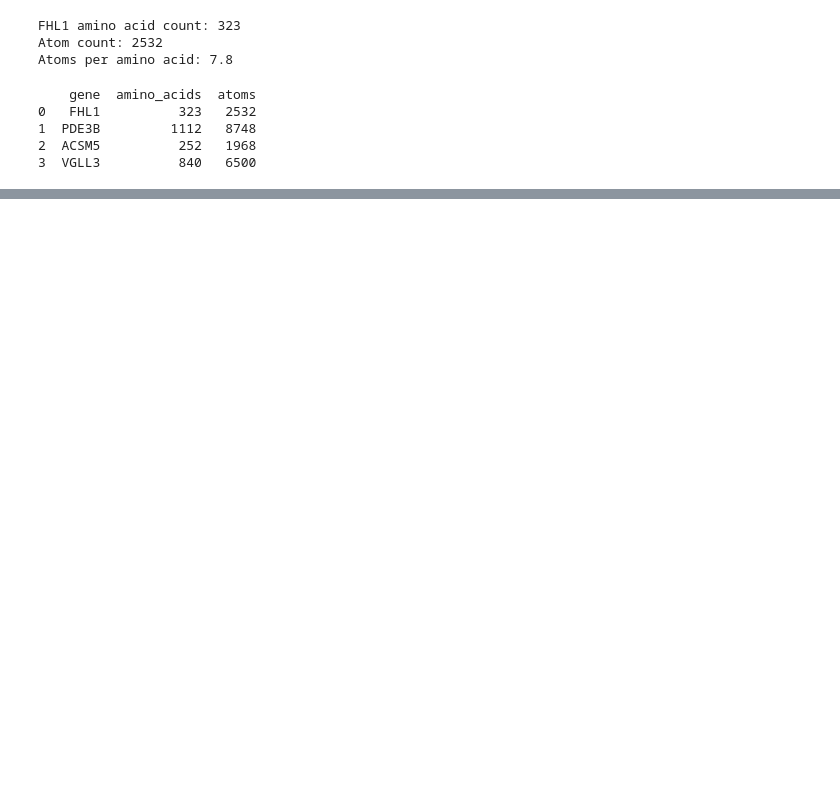
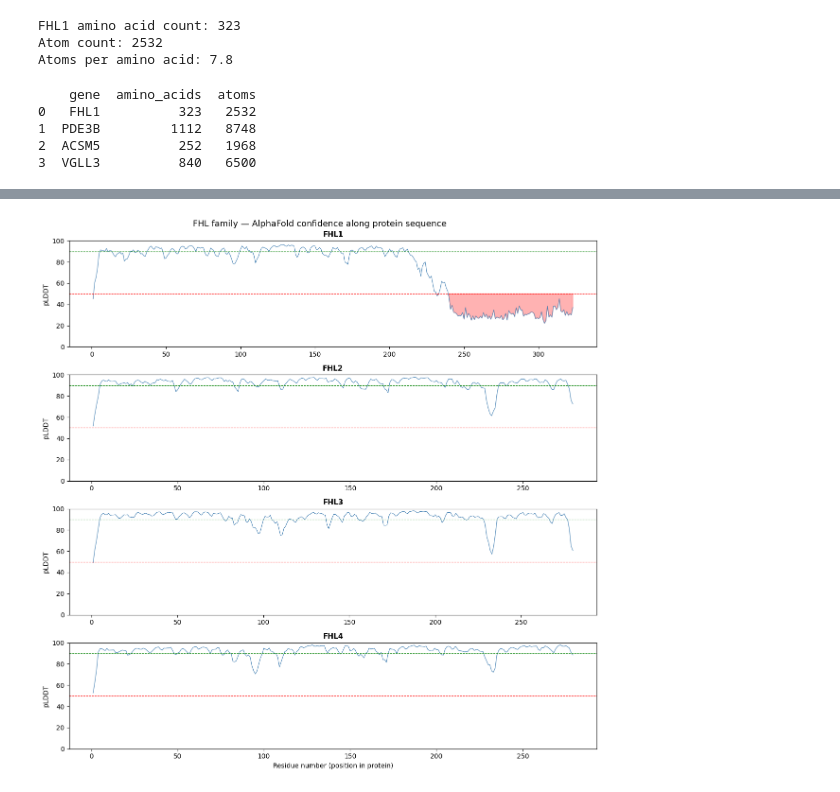
Before and after one commit to kenny1autech1-cpu/protein-structure-cancer-analysis, a Jupyter notebook: notebooks/01_protein_identification.ipynb, the cells around one changed output, grey strips where cells are left out. Saved outputs shown, nothing was run; the diff lists cells and outputs as text; code cells hidden in the pictures; blank space fills up the shorter version.

```diff
--- a/notebooks/01_protein_identification.ipynb
+++ b/notebooks/01_protein_identification.ipynb
@@ -268,0 +465,71 @@ print(df)
+# %%
+#GOAL: plot pLDDT confidence for all 4 FHL proteins side by side
+#WHY? So we can directly compare where each protein is structured vs disordered
+#and see visually why FHL1 is the outlier
+
+import matplotlib.pyplot as plt
+
+#map gene names to filenames (AlphaFold uses UniProt IDs)
+filename_map = {
+    "FHL1": "FHL1",
+    "FHL2": "Q14192",
+    "FHL3": "Q13643",
+    "FHL4": "Q8CDC8",
+}
+
+#4 plots stacked vertically, one per protein
+fig, axes = plt.subplots(4, 1, figsize=(12, 12), sharex=False)
+
+for ax, (gene, filename) in zip(axes, filename_map.items()):
+
+    #extract CA atom pLDDT scores for this protein
+    residue_scores = {}
+    with open(f"../data/{filename}.pdb", "r") as file:
+        for line in file:
+            if line.startswith("ATOM"):
+                parts = line.split()
+                if parts[2] == "CA":
+                    residue_num = int(parts[5])
+                    plddt = float(parts[10])
+                    residue_scores[residue_num] = plddt
+
+    residues = sorted(residue_scores.keys())
+    scores = [residue_scores[r] for r in residues]
+
+    #plot the confidence line
+    ax.plot(residues, scores, linewidth=0.8, color="steelblue")
+
+    #reference lines
+    ax.axhline(y=90, color="green", linestyle="--", linewidth=0.8)
+    ax.axhline(y=50, color="red", linestyle="--", linewidth=0.8)
+
+    #shade disordered regions
+    ax.fill_between(residues, scores, 50,
+                    where=[s < 50 for s in scores],
+                    color="red", alpha=0.3)
+
+    ax.set_title(gene, fontsize=11, fontweight="bold")
+    ax.set_ylabel("pLDDT")
+    ax.set_ylim(0, 100)
+
+axes[-1].set_xlabel("Residue number (position in protein)")
+fig.suptitle("FHL family — AlphaFold confidence along protein sequence", fontsize=13)
+plt.tight_layout()
+plt.savefig("../data/FHL_comparison_plddt.png", dpi=300)
+plt.show()
+#GOAL: check the species of each protein
+#WHY? If one is from mouse, we can't fairly compare it to the human ones
+#PDB files store organism info in their header lines
+
+for gene, filename in filename_map.items():
+    print(f"\n--- {gene} ---")
+    with open(f"../data/{filename}.pdb", "r") as file:
+        for line in file:
+            #ORGANISM and SOURCE lines in the header contain species info
+            if any(keyword in line for keyword in ["ORGANISM", "SOURCE", "TITLE"]):
+                print(line.strip())
+            #stop reading once we hit the actual atom data
+            if line.startswith("ATOM"):
+                break
+# %% [output]
+[figure, added]
```
Also changed, not shown: parts of 8 cells of this notebook, 21 other files.
